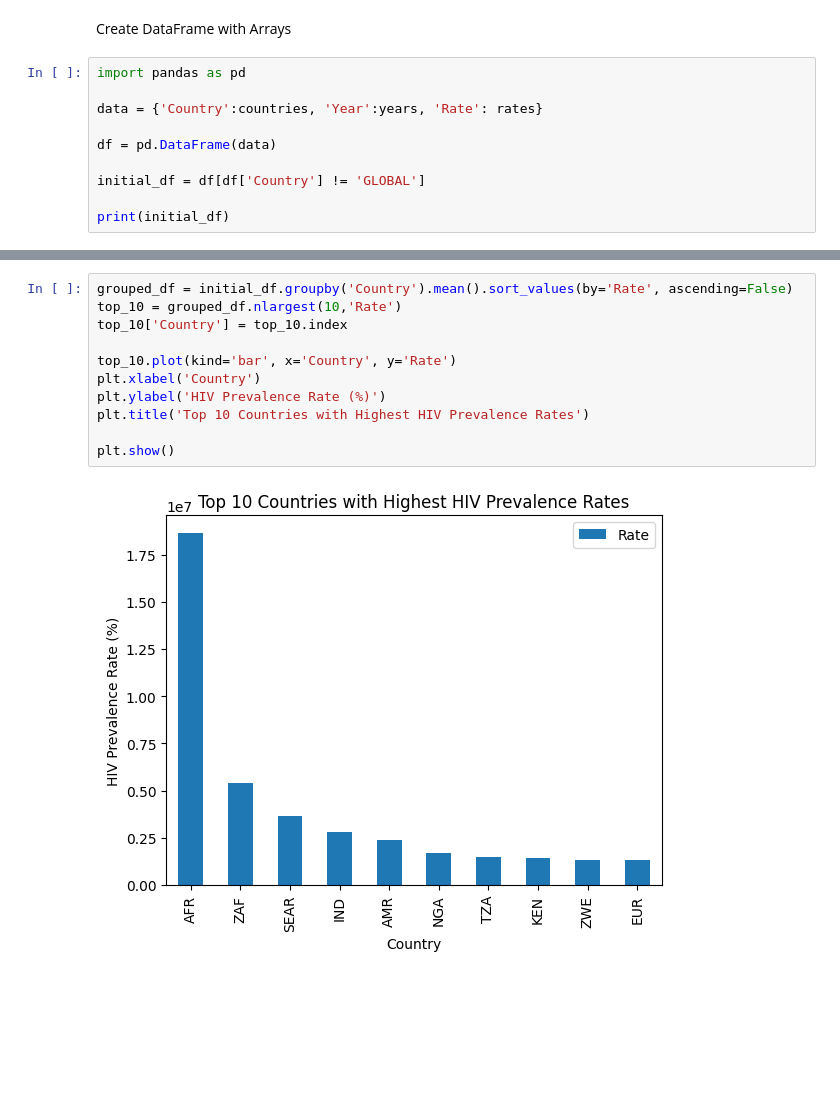
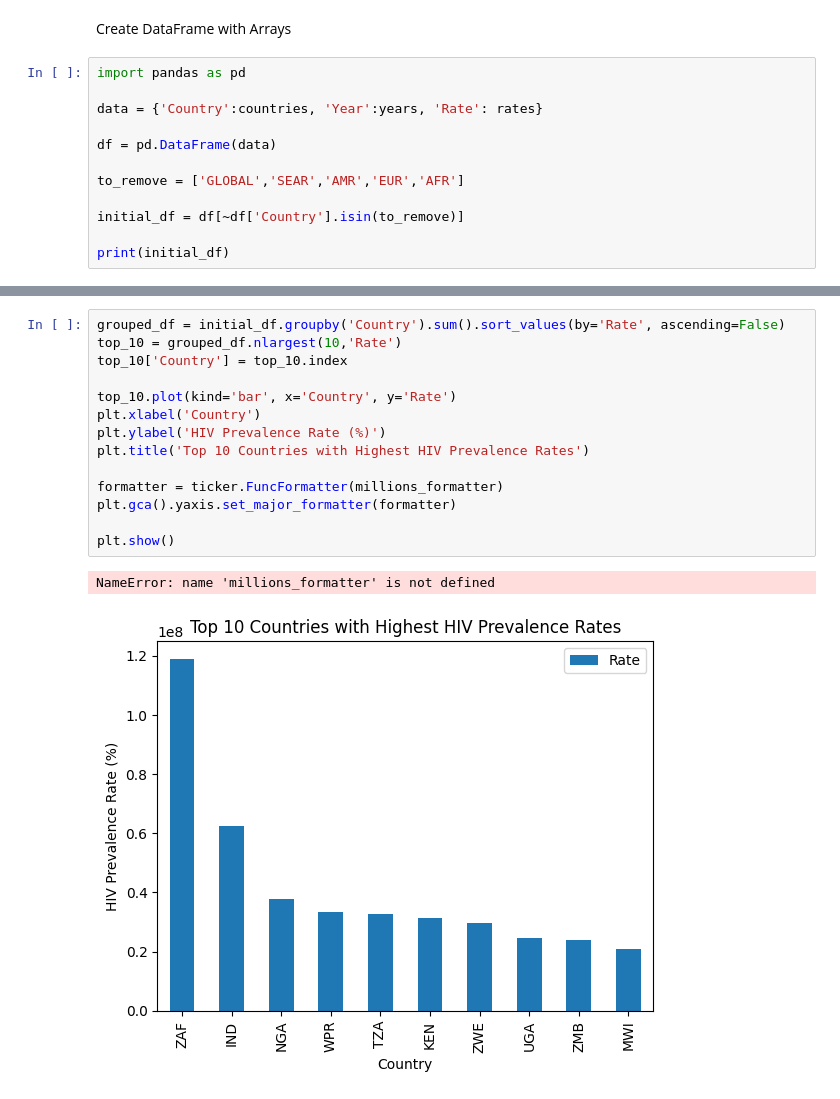
Before and after one commit to 0xrsfagundes/World-Health-Organization, a Jupyter notebook: HIV.ipynb, the cells around one changed output, grey strips where cells are left out. Saved outputs shown, nothing was run; the diff lists cells and outputs as text; blank space fills up the shorter version.

```diff
--- a/HIV.ipynb
+++ b/HIV.ipynb
@@ -27,7 +26,9 @@ data = {'Country':countries, 'Year':years, 'Rate': rates}
 
 df = pd.DataFrame(data)
 
-initial_df = df[df['Country'] != 'GLOBAL']
+to_remove = ['GLOBAL','SEAR','AMR','EUR','AFR']
+
+initial_df = df[~df['Country'].isin(to_remove)]
 
 print(initial_df)
 # %% [output]
@@ -83,13 +84,17 @@ plt.show()
 # %%
-grouped_df = initial_df.groupby('Country').mean().sort_values(by='Rate', ascending=False)
+grouped_df = initial_df.groupby('Country').sum().sort_values(by='Rate', ascending=False)
 top_10 = grouped_df.nlargest(10,'Rate')
 top_10['Country'] = top_10.index
 
 top_10.plot(kind='bar', x='Country', y='Rate')
 plt.xlabel('Country')
 plt.ylabel('HIV Prevalence Rate (%)')
 plt.title('Top 10 Countries with Highest HIV Prevalence Rates')
 
+formatter = ticker.FuncFormatter(millions_formatter)
+plt.gca().yaxis.set_major_formatter(formatter)
+
 plt.show()
 # %% [output]
+NameError: name 'millions_formatter' is not defined
-[figure, old version]
+[figure, new version]
```
Also changed, not shown: parts of 4 cells of this notebook.
